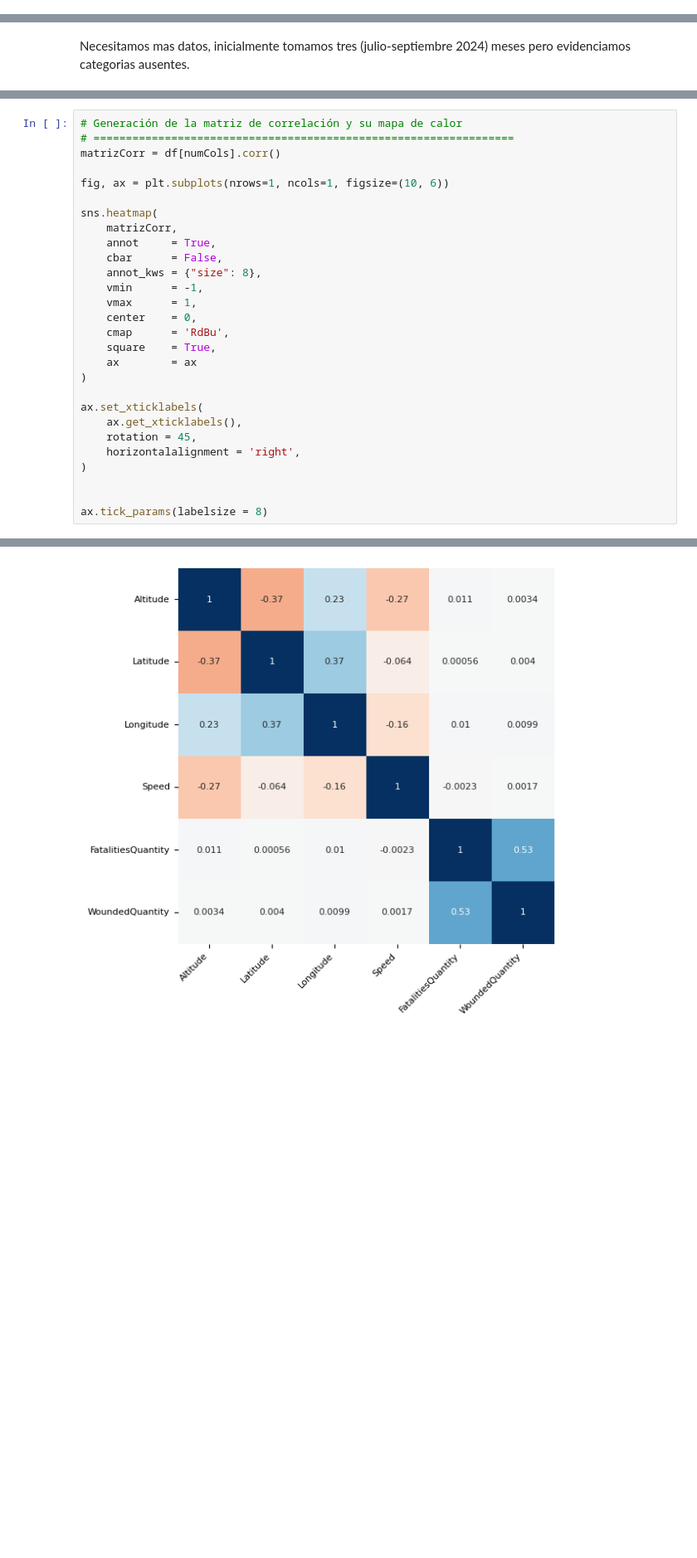
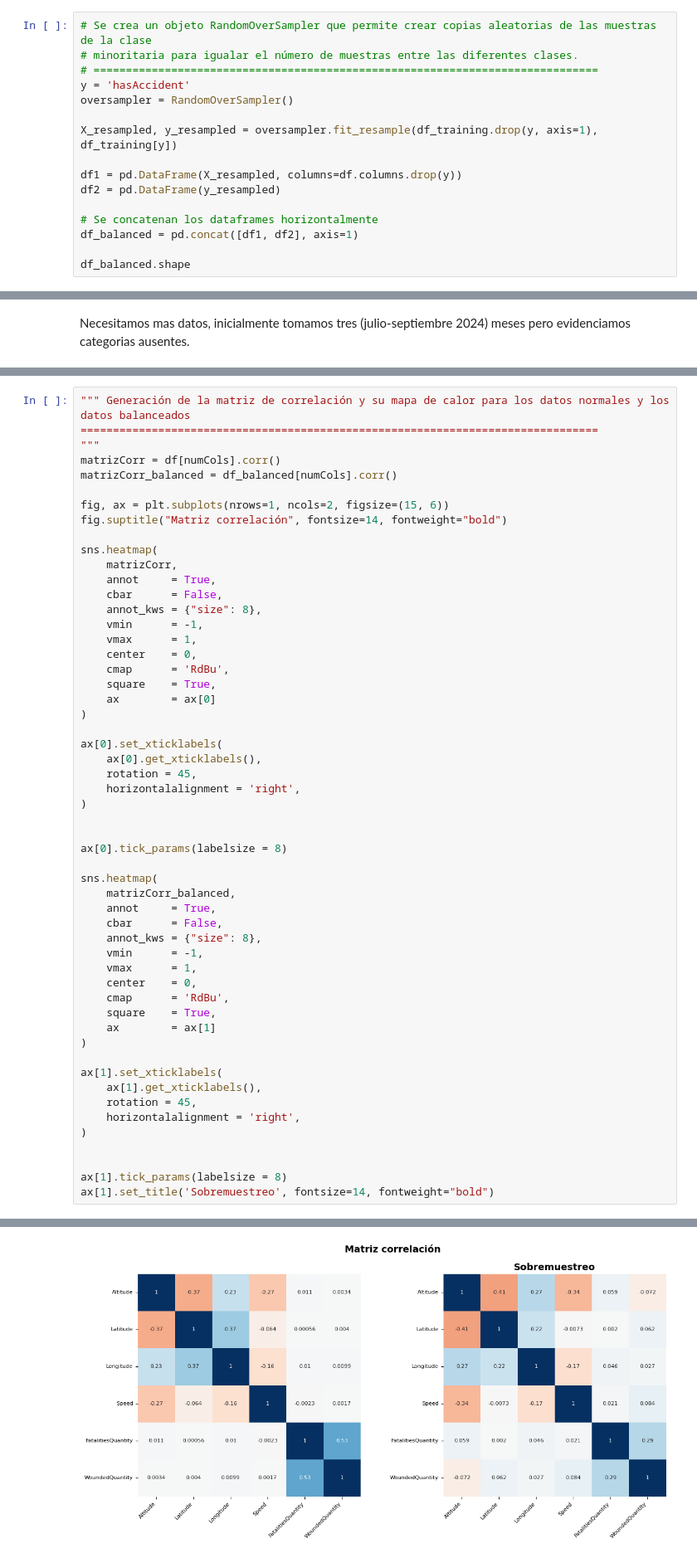
Before and after one commit to adelaida-suarez-UdeA/Monografia_UdeA, a Jupyter notebook: momentos_evaluativos/ME03 - G07 - [1053831053] - [1044503458].ipynb, the cells around one changed output, grey strips where cells are left out. Shown at 83% size. Cells and saved outputs as stored; diff of their text form; blank space fills up the shorter version.

```diff
--- a/momentos_evaluativos/ME03 - G07 - [1053831053] - [1044503458].ipynb
+++ b/momentos_evaluativos/ME03 - G07 - [1053831053] - [1044503458].ipynb
@@ -336,0 +652,16 @@ df.describe()
+# %%
+# Se crea un objeto RandomOverSampler que permite crear copias aleatorias de las muestras de la clase
+# minoritaria para igualar el número de muestras entre las diferentes clases.
+# ==============================================================================
+y = 'hasAccident'
+oversampler = RandomOverSampler()
+
+X_resampled, y_resampled = oversampler.fit_resample(df_training.drop(y, axis=1), df_training[y])
+
+df1 = pd.DataFrame(X_resampled, columns=df.columns.drop(y))
+df2 = pd.DataFrame(y_resampled)
+
+# Se concatenan los dataframes horizontalmente
+df_balanced = pd.concat([df1, df2], axis=1)
+
+df_balanced.shape
@@ -405,9 +778,12 @@ multiple_plot(1, df , numCols, None, 'scatterplot', 'Relación entre las variabl
 # %%
-# Generación de la matriz de correlación y su mapa de calor
-# =================================================================
+""" Generación de la matriz de correlación y su mapa de calor para los datos normales y los datos balanceados
+================================================================================
+"""
 matrizCorr = df[numCols].corr()
+matrizCorr_balanced = df_balanced[numCols].corr()
 
-fig, ax = plt.subplots(nrows=1, ncols=1, figsize=(10, 6))
+fig, ax = plt.subplots(nrows=1, ncols=2, figsize=(15, 6))
+fig.suptitle("Matriz correlación", fontsize=14, fontweight="bold")
 
 sns.heatmap(
     matrizCorr,
@@ -419,15 +795,38 @@ sns.heatmap(
     center    = 0,
     cmap      = 'RdBu',
     square    = True,
-    ax        = ax
+    ax        = ax[0]
 )
 
-ax.set_xticklabels(
-    ax.get_xticklabels(),
+ax[0].set_xticklabels(
+    ax[0].get_xticklabels(),
     rotation = 45,
     horizontalalignment = 'right',
 )
 
 
-ax.tick_params(labelsize = 8)
+ax[0].tick_params(labelsize = 8)
+
+sns.heatmap(
+    matrizCorr_balanced,
+    annot     = True,
+    cbar      = False,
+    annot_kws = {"size": 8},
+    vmin      = -1,
+    vmax      = 1,
+    center    = 0,
+    cmap      = 'RdBu',
+    square    = True,
+    ax        = ax[1]
+)
+
+ax[1].set_xticklabels(
+    ax[1].get_xticklabels(),
+    rotation = 45,
+    horizontalalignment = 'right',
+)
+
+
+ax[1].tick_params(labelsize = 8)
+ax[1].set_title('Sobremuestreo', fontsize=14, fontweight="bold")
 # %% [output]
@@ -434,2 +834,2 @@ ax.tick_params(labelsize = 8)
-[figure, old version]
+[figure, new version]
 # %% [markdown]
```
Also changed, not shown: parts of 64 cells of this notebook.
